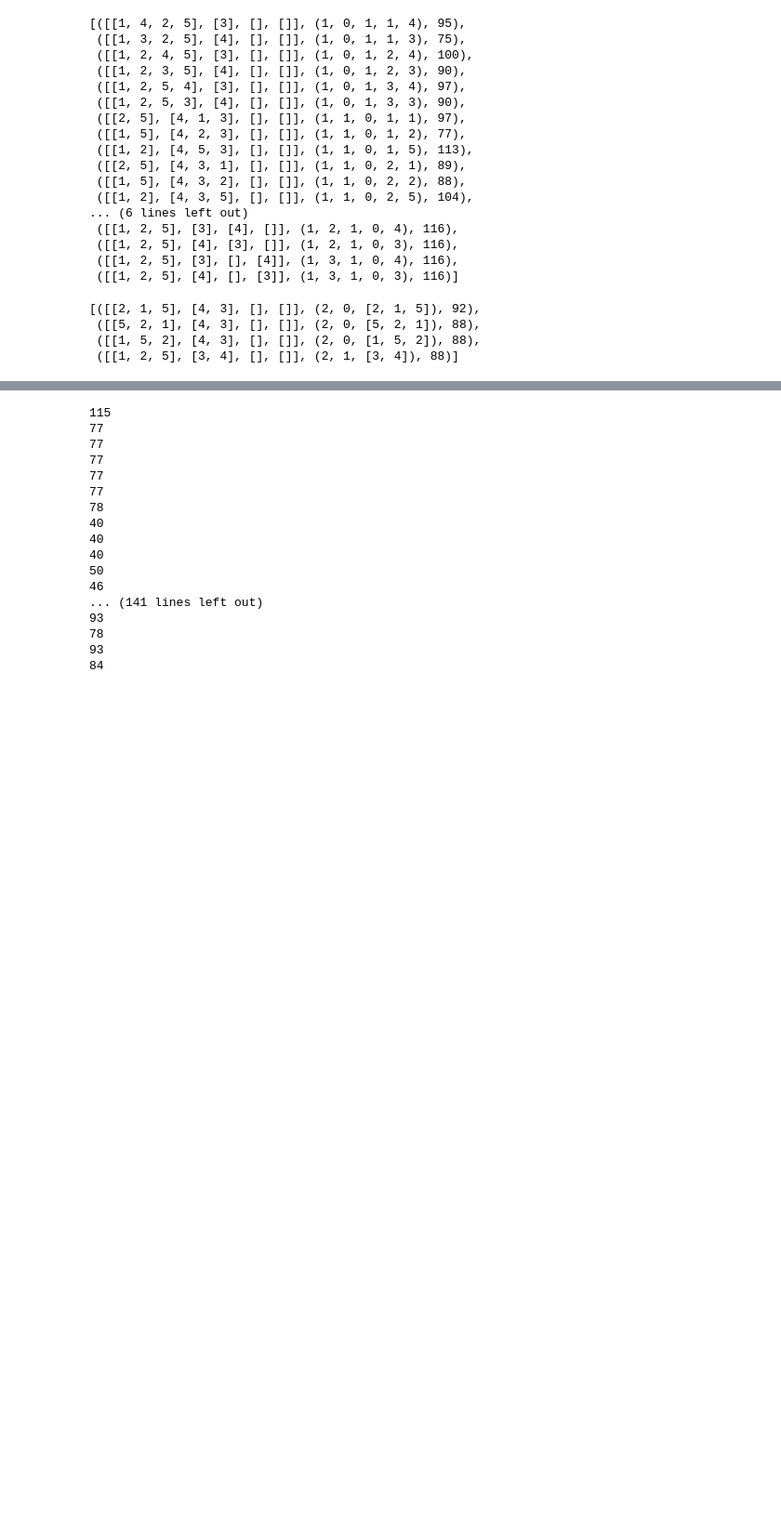
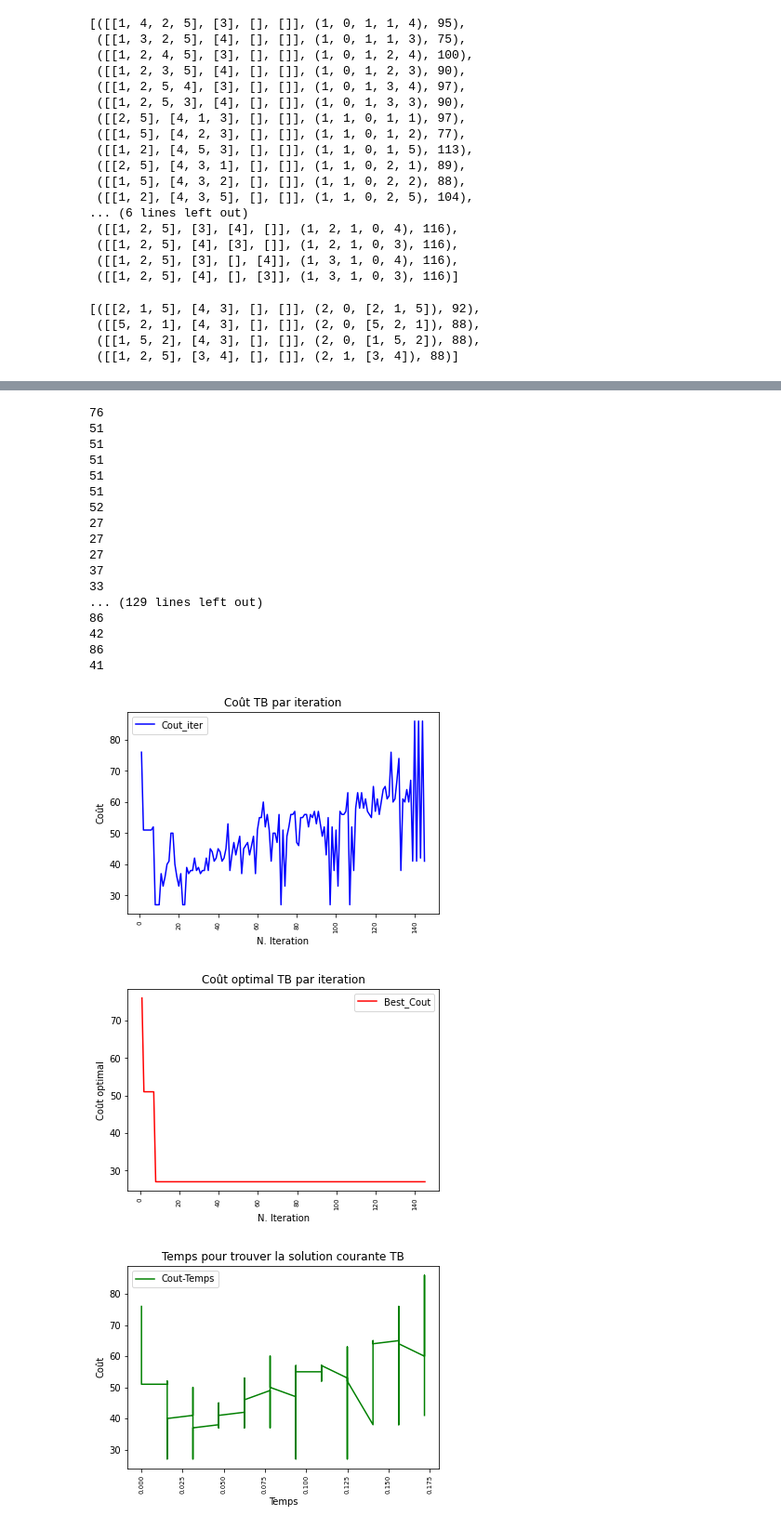
Before and after one commit to cedced19/ICO-fil-rouge, a Jupyter notebook: tabou/first-try.ipynb, the cells around one changed output, grey strips where cells are left out. Shown at 93% size. Saved outputs shown, nothing was run; the diff lists cells and outputs as text; code cells hidden in the pictures; blank space fills up the shorter version.

```diff
--- a/tabou/first-try.ipynb
+++ b/tabou/first-try.ipynb
@@ -339,20 +414,23 @@ tabu([[1, 2, 5], [4], [3], []], matrice_example, 1000, 1000, 18)
 # %%
-tabu([[1], [4, 3], [2], [5]], matrice_example, 1000, 100, 18)
+tabu([[1], [4, 3], [2], [5]], matrice_example, 1000, 100, 5)
 # %% [output]
-115
-77
-77
-77
-77
-77
-78
-40
-40
-40
-50
-46
-... (141 lines left out)
-93
-78
-93
-84
+76
+51
+51
+51
+51
+51
+52
+27
+27
+27
+37
+33
+... (129 lines left out)
+86
+42
+86
+41
+[figure, added]
+[figure, added]
+[figure, added]
```
Also changed, not shown: parts of 6 cells of this notebook, 1 other file.
